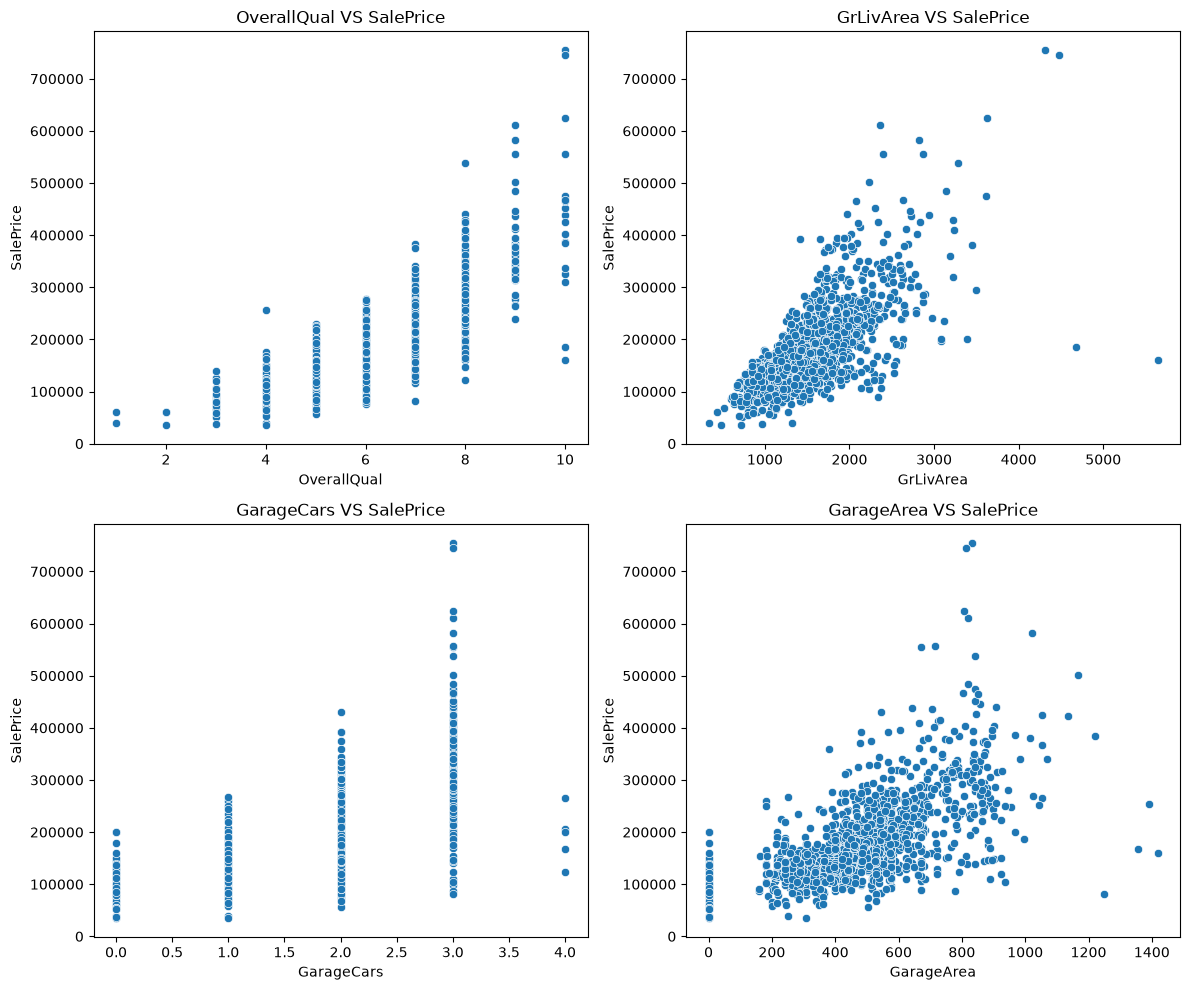
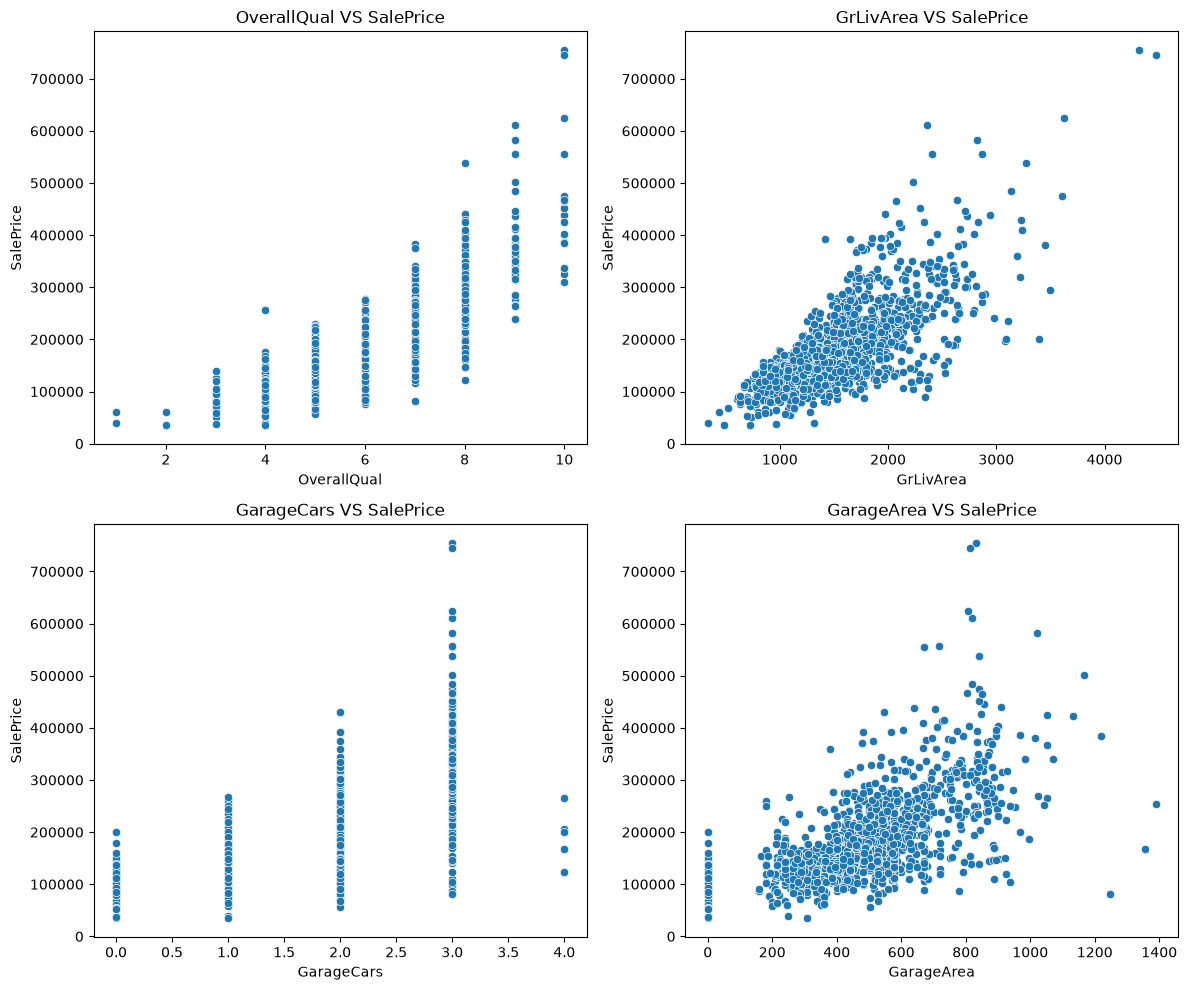
Code edit (unified diff) that turned the first committed figure into the second:
--- before
+++ after
@@ -6,3 +6,4 @@
     ax.set_title(f'{col} VS SalePrice')
 plt.tight_layout()
+plt.savefig('../reports/figures/top_features_scatter.png', dpi=150, bbox_inches='tight')
 plt.show()

Commit: new commit\